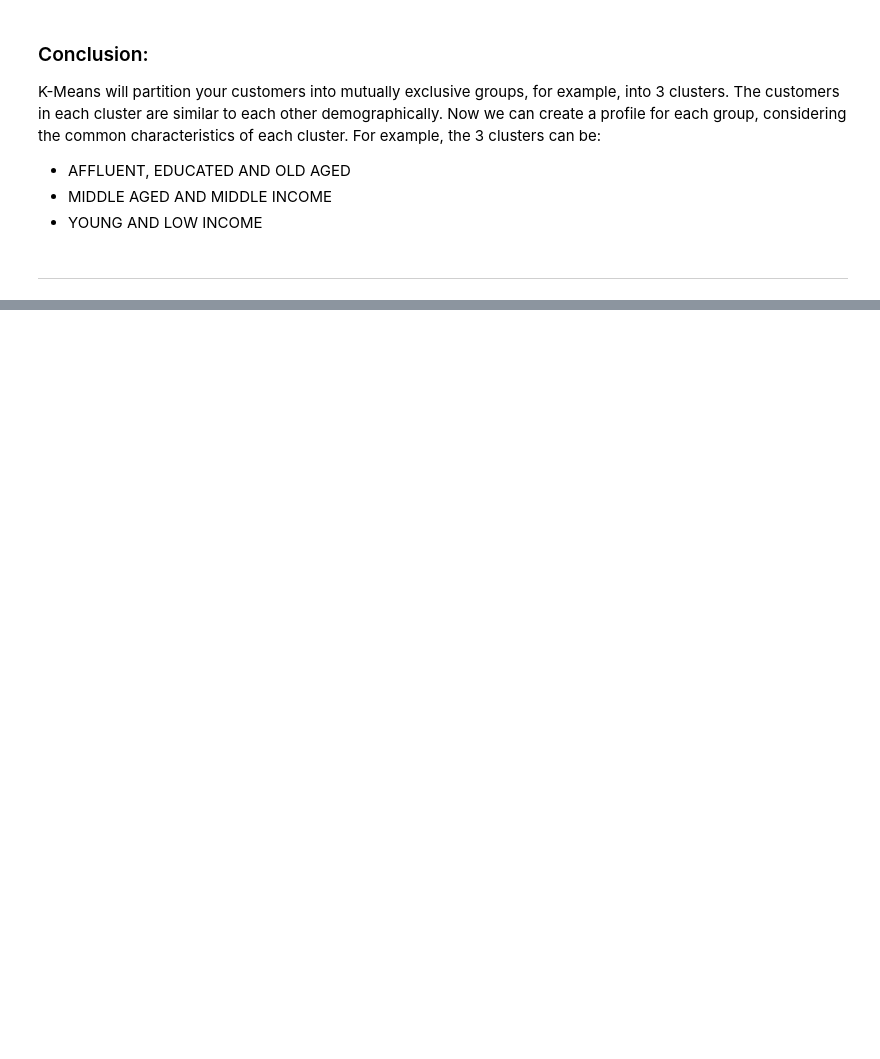
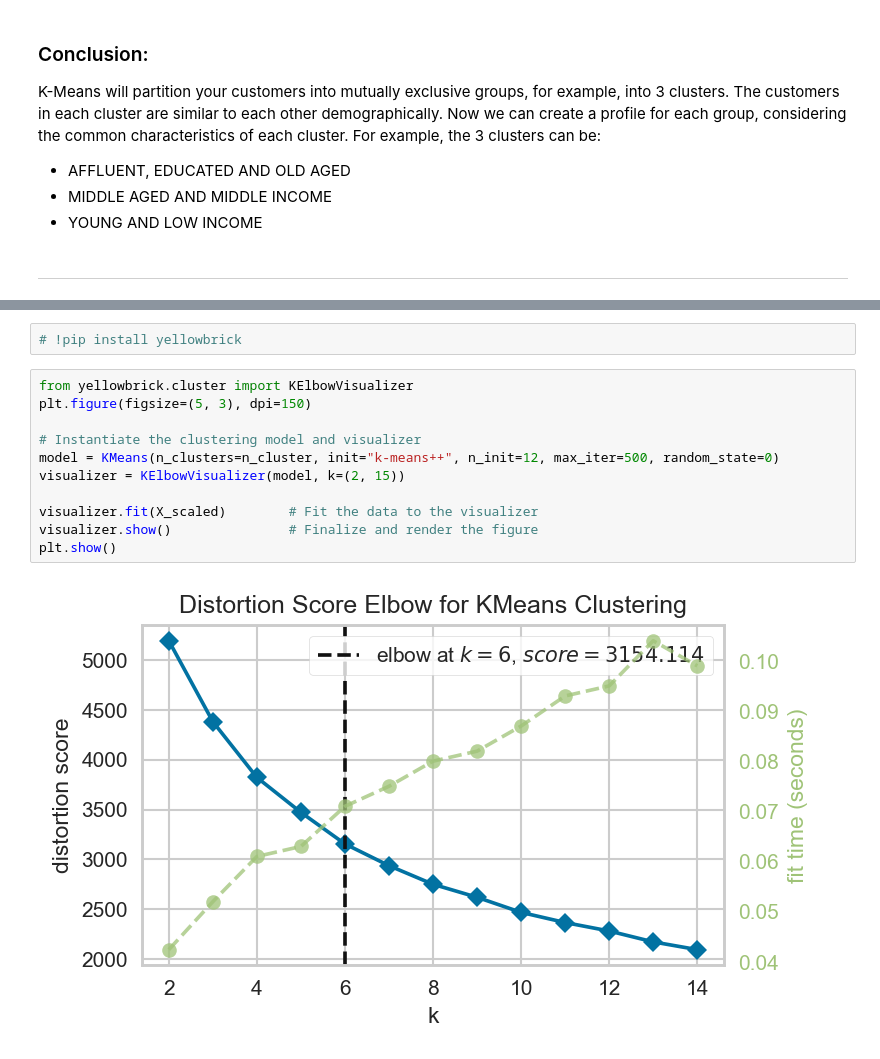
Before and after one commit to rakeshku93/machineLearningProjects, a Jupyter notebook: clustering/K-Means-Customer-Seg.ipynb, the cells around one changed output, grey strips where cells are left out. Drawn from its saved outputs; the diff is of its cells as text; blank space fills up the shorter version.

```diff
--- a/clustering/K-Means-Customer-Seg.ipynb
+++ b/clustering/K-Means-Customer-Seg.ipynb
@@ -262,0 +305,15 @@ For example, the 3 clusters can be:
+# %%
+# !pip install yellowbrick
+# %%
+from yellowbrick.cluster import KElbowVisualizer
+plt.figure(figsize=(5, 3), dpi=150)
+
+# Instantiate the clustering model and visualizer
+model = KMeans(n_clusters=n_cluster, init="k-means++", n_init=12, max_iter=500, random_state=0)
+visualizer = KElbowVisualizer(model, k=(2, 15))
+
+visualizer.fit(X_scaled)        # Fit the data to the visualizer
+visualizer.show()               # Finalize and render the figure
+plt.show()
+# %% [output]
+[figure, added]
```
Also changed, not shown: parts of 23 cells of this notebook.
